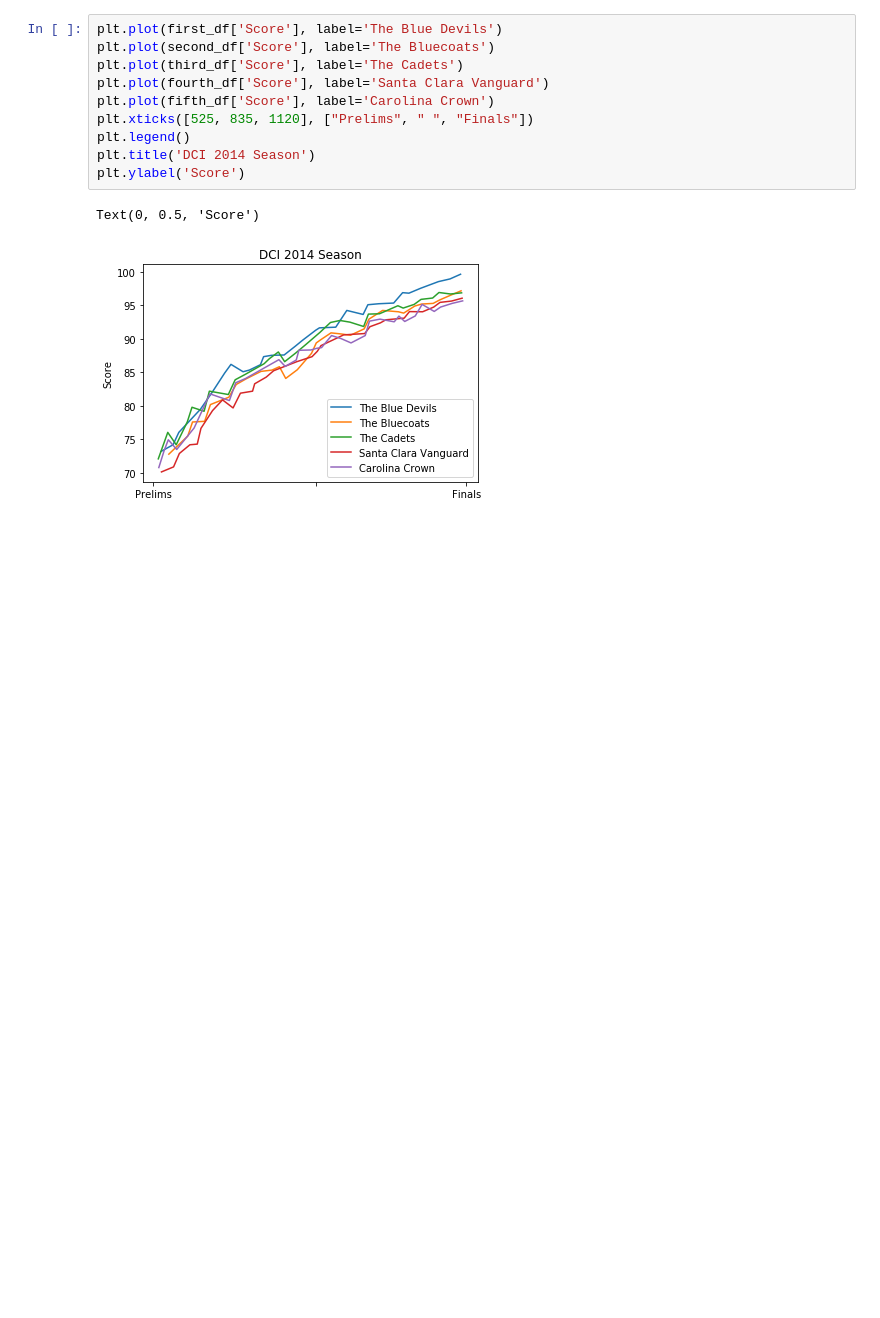
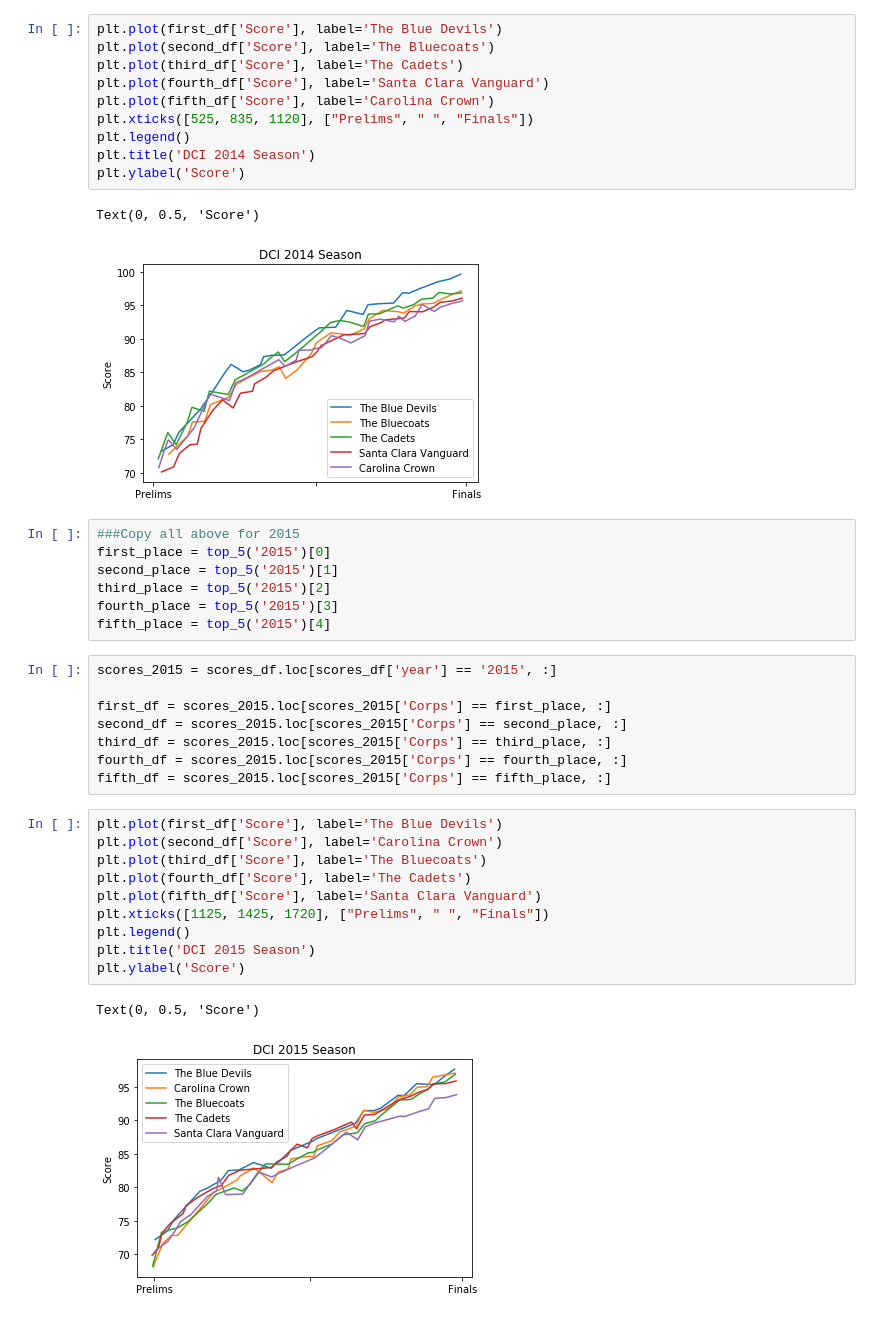
Before and after one commit to tkadamson/HTML-Drum-Coprs-Scores, a Jupyter notebook: dci_analysis.ipynb, the cells around one changed output. Cells and saved outputs as stored; diff of their text form; blank space fills up the shorter version.

Commit message:
Ran all graphing in the analysis file. Saved each year's screenshot in the resources folder

```diff
--- a/dci_analysis.ipynb
+++ b/dci_analysis.ipynb
@@ -126,3 +126,31 @@ plt.ylabel('Score')
 # %% [output]
 Text(0, 0.5, 'Score')
 [figure]
+# %%
+###Copy all above for 2015
+first_place = top_5('2015')[0]
+second_place = top_5('2015')[1]
+third_place = top_5('2015')[2]
+fourth_place = top_5('2015')[3]
+fifth_place = top_5('2015')[4]
+# %%
+scores_2015 = scores_df.loc[scores_df['year'] == '2015', :]
+
+first_df = scores_2015.loc[scores_2015['Corps'] == first_place, :]
+second_df = scores_2015.loc[scores_2015['Corps'] == second_place, :]
+third_df = scores_2015.loc[scores_2015['Corps'] == third_place, :]
+fourth_df = scores_2015.loc[scores_2015['Corps'] == fourth_place, :]
+fifth_df = scores_2015.loc[scores_2015['Corps'] == fifth_place, :]
+# %%
+plt.plot(first_df['Score'], label='The Blue Devils')
+plt.plot(second_df['Score'], label='Carolina Crown')
+plt.plot(third_df['Score'], label='The Bluecoats')
+plt.plot(fourth_df['Score'], label='The Cadets')
+plt.plot(fifth_df['Score'], label='Santa Clara Vanguard')
+plt.xticks([1125, 1425, 1720], ["Prelims", " ", "Finals"])
+plt.legend()
+plt.title('DCI 2015 Season')
+plt.ylabel('Score')
+# %% [output]
+Text(0, 0.5, 'Score')
+[figure, added]
```
Also changed, not shown: parts of 13 cells of this notebook, 5 other files.
